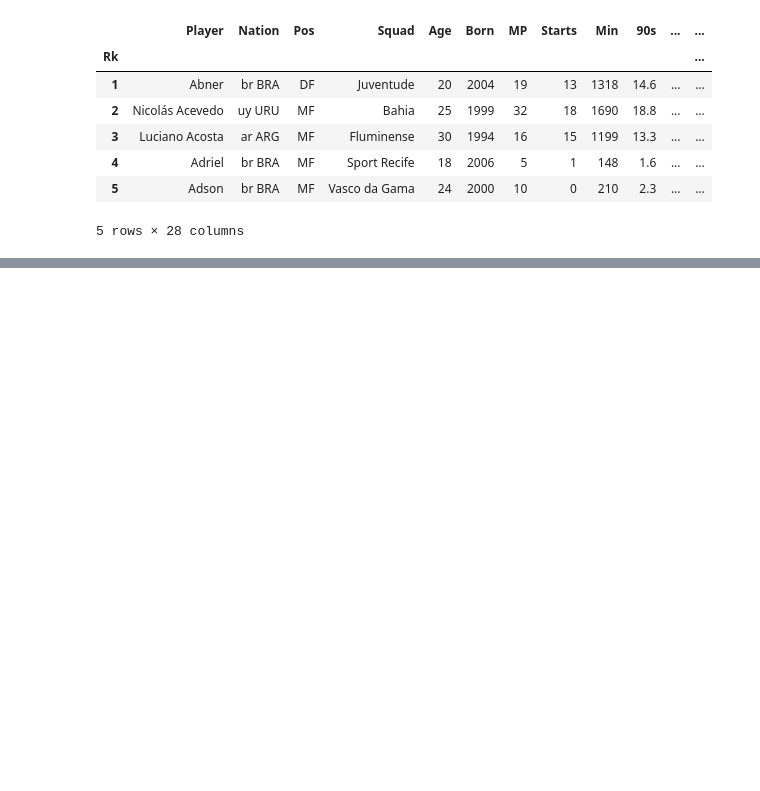
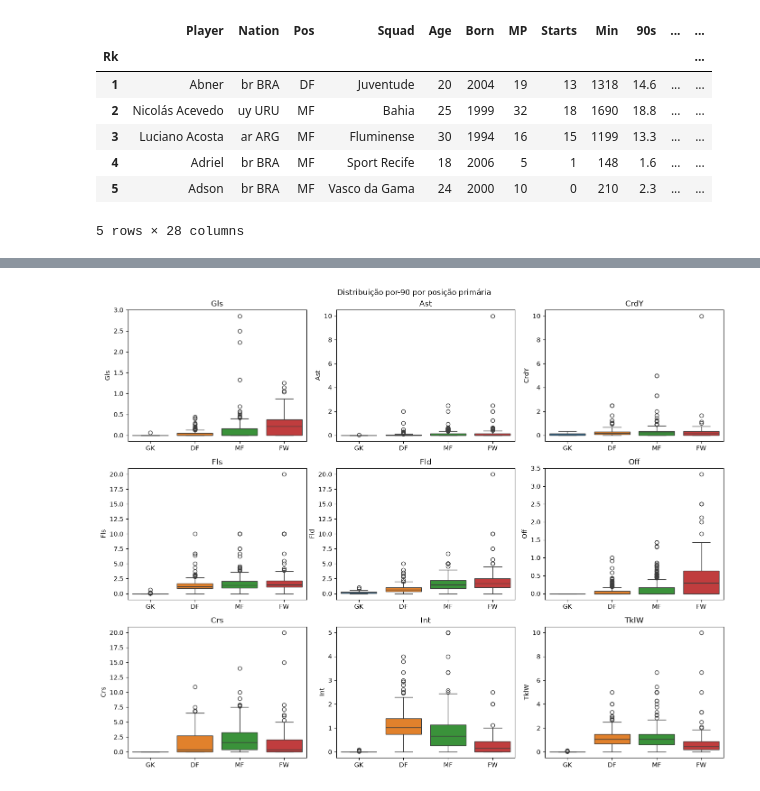
Before and after one commit to yagoschnorr/brasileirao-player-role-classification, a Jupyter notebook: notebooks/eda.ipynb, the cells around one changed output, grey strips where cells are left out. Cells and saved outputs as stored; diff of their text form; code cells hidden in the pictures; blank space fills up the shorter version.

```diff
--- a/notebooks/eda.ipynb
+++ b/notebooks/eda.ipynb
@@ -55,0 +97,19 @@ stats_df.to_csv('..\\data\\player-stats.csv')
+# %%
+colunas_evento = ['Gls', 'Ast', 'CrdY', 'Fls', 'Fld', 'Off', 'Crs', 'Int', 'TklW']
+
+por90 = stats_df[colunas_evento].div(stats_df['90s'].replace(0, np.nan), axis=0)
+por90['Pos_primaria'] = stats_df['Pos'].str[:2]
+
+fig, axes = plt.subplots(3, 3, figsize=(14, 11))
+ordem_pos = ['GK', 'DF', 'MF', 'FW']
+
+for ax, col in zip(axes.flat, colunas_evento):
+    sns.boxplot(data=por90, x='Pos_primaria', y=col, order=ordem_pos, ax=ax, hue='Pos_primaria', palette={'GK': '#1f77b4', 'DF': '#ff7f0e', 'MF': '#2ca02c', 'FW': '#d62728'})
+    ax.set_title(col)
+    ax.set_xlabel('')
+
+plt.suptitle('Distribuição por-90 por posição primária')
+plt.tight_layout()
+plt.show()
+# %% [output]
+[figure, added]
```
Also changed, not shown: parts of 20 cells of this notebook.
